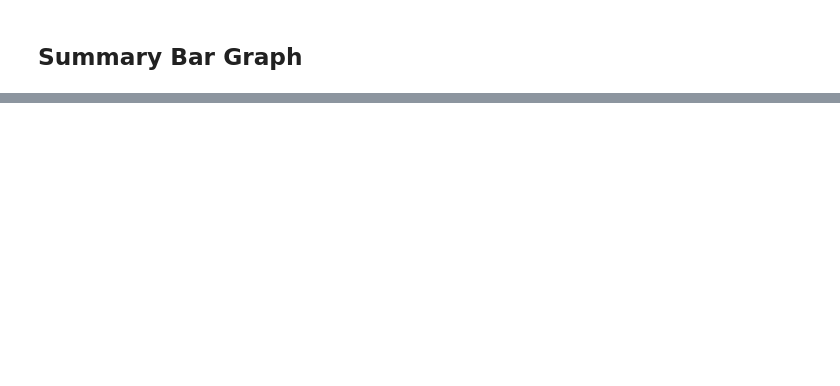
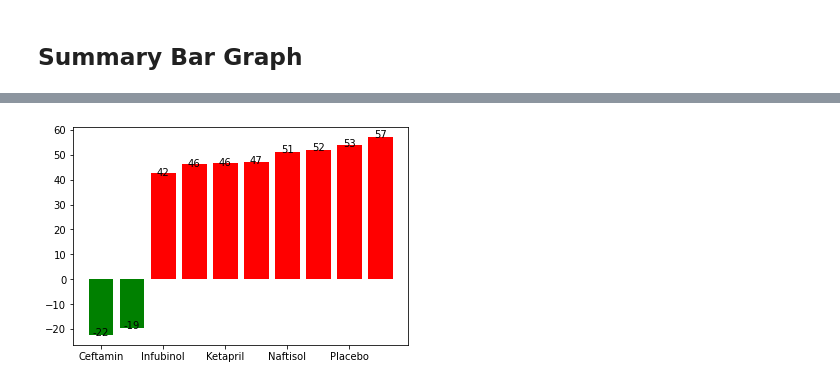
Before and after one commit to TheoF-C/matplotlib-challenge, a Jupyter notebook: Pymaceuticals/pymaceuticals_starter.ipynb, the cells around one changed output, grey strips where cells are left out. Cells and saved outputs as stored; diff of their text form; code cells hidden in the pictures; blank space fills up the shorter version.

```diff
--- a/Pymaceuticals/pymaceuticals_starter.ipynb
+++ b/Pymaceuticals/pymaceuticals_starter.ipynb
@@ -240,5 +240,8 @@ plt.show()
 ## Summary Bar Graph
 # %%
 # Calculate the percent changes for each drug
+tumor_change_volume = 100 * (tumor_mean.iloc[-1] - tumor_mean.iloc[0]) / tumor_mean.iloc[0]
+tumor_change_error = 100 * (tumor_sem.iloc[-1] - tumor_sem.iloc[0]) / tumor_sem.iloc[0]
 
 # Display the data to confirm
+display(tumor_change_volume)
@@ -259,23 +261,45 @@ dtype: float64
 # %%
 # Store all Relevant Percent Changes into a Tuple
-
+tumor_change_volume = tumor_change_volume.sort_values(ascending=True)
 
 # Splice the data between passing and failing drugs
-
+fig, ax = plt.subplots()
+values = list(range(len(tumor_change_volume)))
+rectsPass = ax.bar(values[0:2], tumor_change_volume[0:2], color='green')
+rectsFail = ax.bar(values[2:], tumor_change_volume[2:], color='red')
 
 # Orient widths. Add labels, tick marks, etc.
 
+ax.set_xticklabels([drug[1] for drug in tumor_mean.columns])
 
 # Use functions to label the percentages of changes
+def autolabelGreen(rects):
+    # attach some text labels
+    for rect in rects:
+        height = rect.get_height()
+        ax.text(rect.get_x() + rect.get_width()/2., 1.05*height,
+                '%d' % int(height),
+                ha='center', va='bottom')
 
 
+def autolabelRed(rects):
+    # attach some text labels
+    for rect in rects:
+        height = rect.get_height()
+        ax.text(rect.get_x() + rect.get_width()/2., 1.05*height,
+                '%d' % int(height),
+                ha='center', va='top')
+
 # Call functions to implement the function calls
-
+autolabelGreen(rectsPass)
+autolabelRed(rectsFail)
 
 # Save the Figure
 
 
 # Show the Figure
 fig.show()
+# %% [output]
+[figure, added]
 # %% [markdown]
 ![Metastatic Spread During Treatment](../Images/change.png)
```
Also changed, not shown: parts of 2 cells of this notebook.
